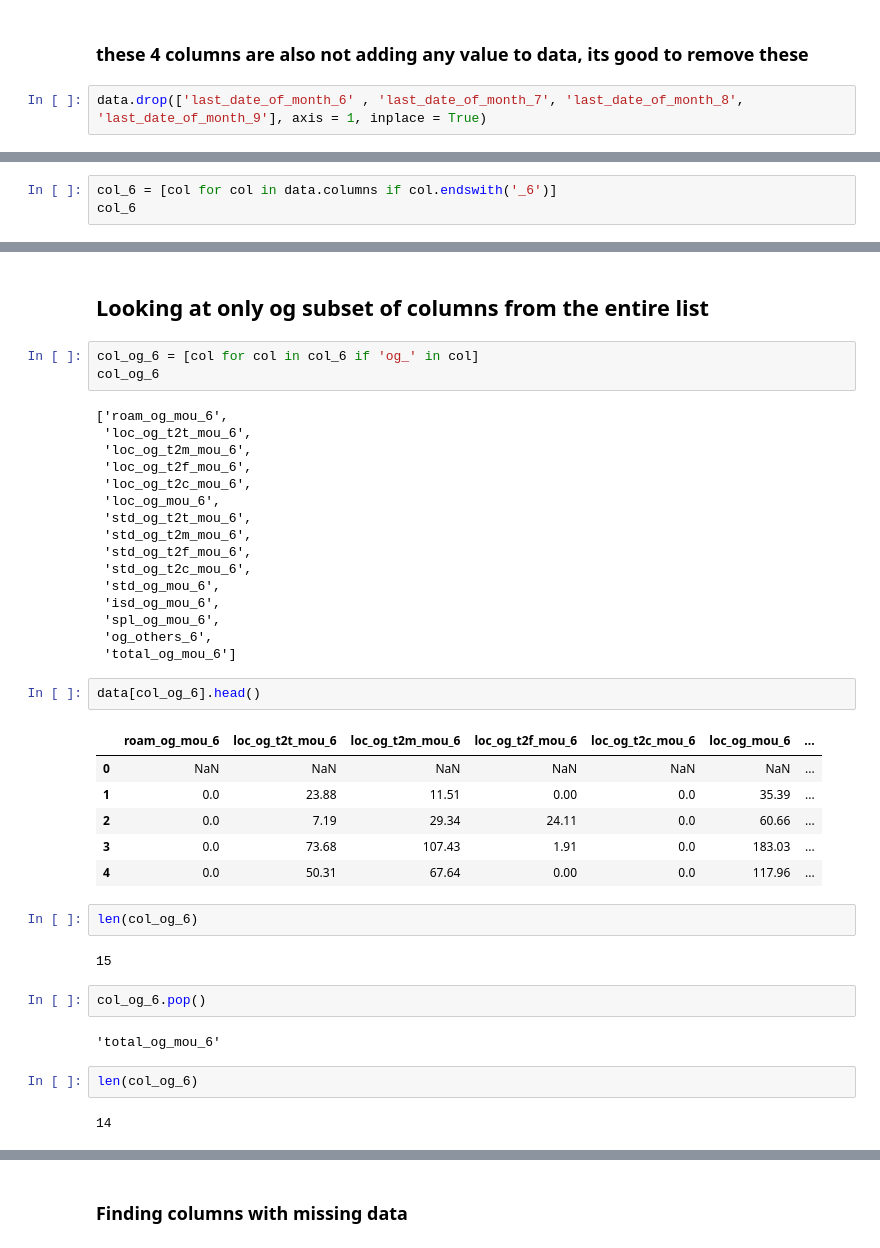
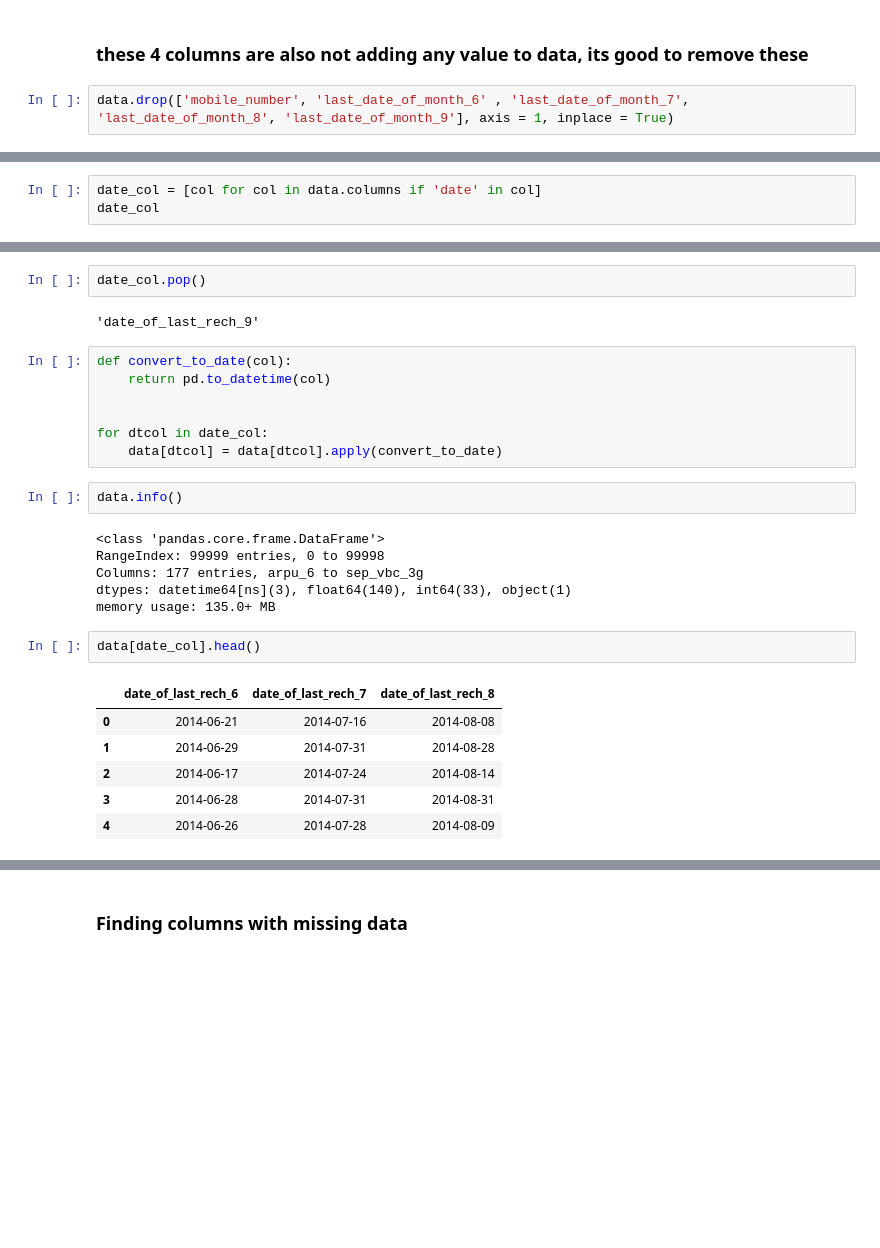
Before and after one commit to parijaatsunil/Telecom_Churn_Case_Study, a Jupyter notebook: Telecom Churn_July.ipynb, the cells around one changed output, grey strips where cells are left out. Drawn from its saved outputs; the diff is of its cells as text; blank space fills up the shorter version.

```diff
--- a/Telecom Churn_July.ipynb
+++ b/Telecom Churn_July.ipynb
@@ -130,7 +156,7 @@ Name: count, dtype: int64
 # %% [markdown]
 ### these 4 columns are also not adding any value to data, its good to remove these
 # %%
-data.drop(['last_date_of_month_6' , 'last_date_of_month_7', 'last_date_of_month_8', 'last_date_of_month_9'], axis = 1, inplace = True)
+data.drop(['mobile_number', 'last_date_of_month_6' , 'last_date_of_month_7', 'last_date_of_month_8', 'last_date_of_month_9'], axis = 1, inplace = True)
 # %%
 data.info()
 # %% [output]
@@ -144,4 +170,4 @@ memory usage: 135.8+ MB
 # %%
-col_6 = [col for col in data.columns if col.endswith('_6')]
-col_6
+date_col = [col for col in data.columns if 'date' in col]
+date_col
 # %% [output]
@@ -165,42 +178,28 @@ col_6
-# %% [markdown]
-## Looking at only og subset of columns from the entire list
-# %%
-col_og_6 = [col for col in col_6 if 'og_' in col]
-col_og_6
-# %% [output]
-['roam_og_mou_6',
- 'loc_og_t2t_mou_6',
- 'loc_og_t2m_mou_6',
- 'loc_og_t2f_mou_6',
- 'loc_og_t2c_mou_6',
- 'loc_og_mou_6',
- 'std_og_t2t_mou_6',
- 'std_og_t2m_mou_6',
- 'std_og_t2f_mou_6',
- 'std_og_t2c_mou_6',
- 'std_og_mou_6',
- 'isd_og_mou_6',
- 'spl_og_mou_6',
- 'og_others_6',
- 'total_og_mou_6']
+# %%
+date_col.pop()
+# %% [output]
+'date_of_last_rech_9'
+# %%
+def convert_to_date(col):
+    return pd.to_datetime(col)
+
+
+for dtcol in date_col:
+    data[dtcol] = data[dtcol].apply(convert_to_date)
+# %%
+data.info()
+# %% [output]
+<class 'pandas.core.frame.DataFrame'>
+RangeIndex: 99999 entries, 0 to 99998
+Columns: 177 entries, arpu_6 to sep_vbc_3g
+dtypes: datetime64[ns](3), float64(140), int64(33), object(1)
+memory usage: 135.0+ MB
 # %%
-data[col_og_6].head()
+data[date_col].head()
 # %% [output]
-|  | roam_og_mou_6 | loc_og_t2t_mou_6 | loc_og_t2m_mou_6 | loc_og_t2f_mou_6 | loc_og_t2c_mou_6 | loc_og_mou_6 | ... |
-| 0 | NaN | NaN | NaN | NaN | NaN | NaN | ... |
-| 1 | 0.0 | 23.88 | 11.51 | 0.00 | 0.0 | 35.39 | ... |
-| 2 | 0.0 | 7.19 | 29.34 | 24.11 | 0.0 | 60.66 | ... |
-| 3 | 0.0 | 73.68 | 107.43 | 1.91 | 0.0 | 183.03 | ... |
-| 4 | 0.0 | 50.31 | 67.64 | 0.00 | 0.0 | 117.96 | ... |
+|  | date_of_last_rech_6 | date_of_last_rech_7 | date_of_last_rech_8 |
+| 0 | 2014-06-21 | 2014-07-16 | 2014-08-08 |
+| 1 | 2014-06-29 | 2014-07-31 | 2014-08-28 |
+| 2 | 2014-06-17 | 2014-07-24 | 2014-08-14 |
+| 3 | 2014-06-28 | 2014-07-31 | 2014-08-31 |
+| 4 | 2014-06-26 | 2014-07-28 | 2014-08-09 |
-# %%
-len(col_og_6)
-# %% [output]
-15
-# %%
-col_og_6.pop()
-# %% [output]
-'total_og_mou_6'
-# %%
-len(col_og_6)
-# %% [output]
-14
```
Also changed, not shown: parts of 76 cells of this notebook.
